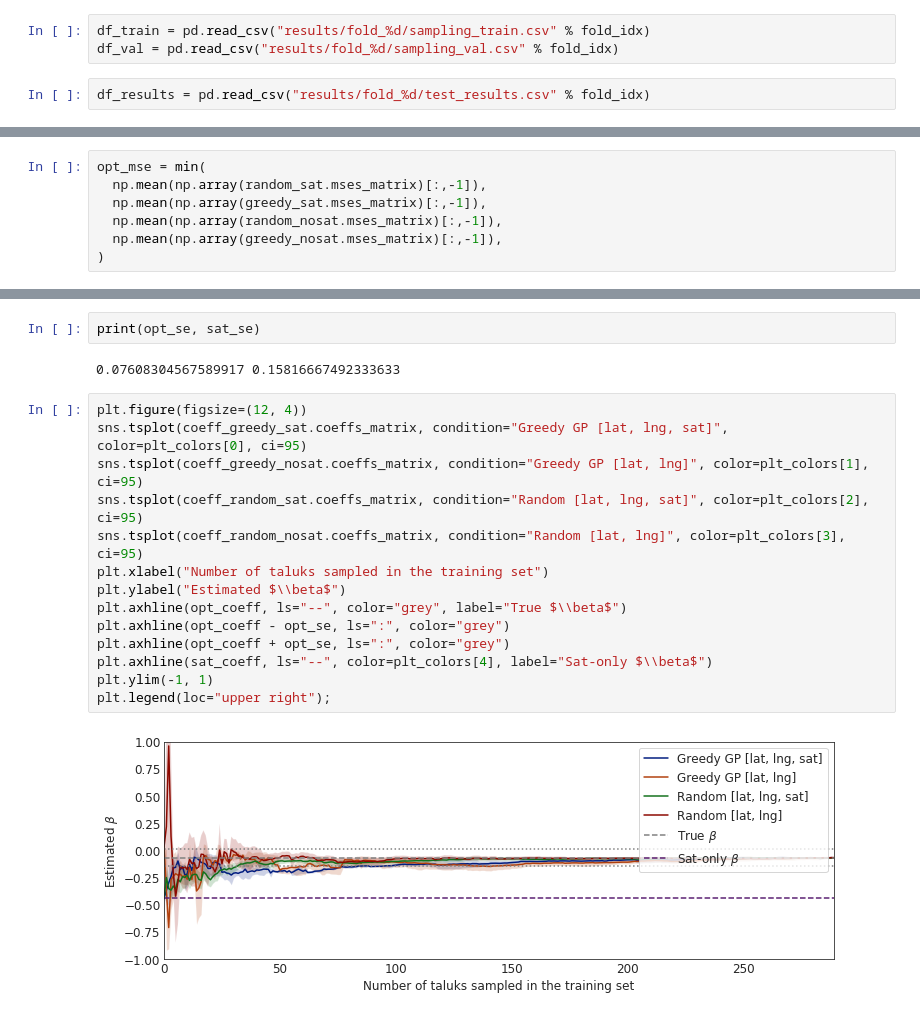
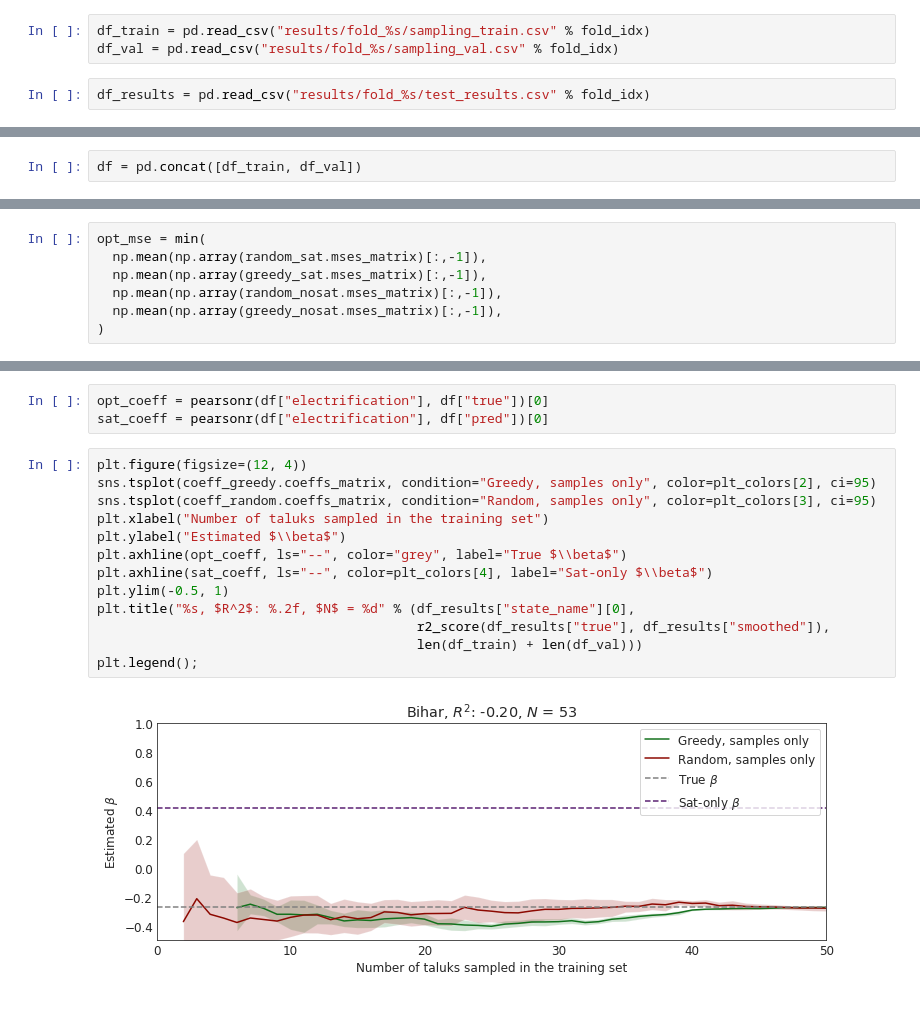
Before and after one commit to chrisyeh96/india-poverty, a Jupyter notebook: evaluation/eval-sampling.ipynb, the cells around one changed output, grey strips where cells are left out. Saved outputs shown, nothing was run; the diff lists cells and outputs as text.

```diff
--- a/evaluation/eval-sampling.ipynb
+++ b/evaluation/eval-sampling.ipynb
@@ -39,6 +42,6 @@ coeff_random_nosat = pickle.load(open("results/fold_%d/coeff_sampling_random_nos
 # %%
-df_train = pd.read_csv("results/fold_%d/sampling_train.csv" % fold_idx)
-df_val = pd.read_csv("results/fold_%d/sampling_val.csv" % fold_idx)
+df_train = pd.read_csv("results/fold_%s/sampling_train.csv" % fold_idx)
+df_val = pd.read_csv("results/fold_%s/sampling_val.csv" % fold_idx)
 # %%
-df_results = pd.read_csv("results/fold_%d/test_results.csv" % fold_idx)
+df_results = pd.read_csv("results/fold_%s/test_results.csv" % fold_idx)
 # %%
@@ -59,0 +55,2 @@ print(len(df_val))
+# %%
+df = pd.concat([df_train, df_val])
@@ -112,20 +119,18 @@ print(opt_coeff, sat_coeff)
-# %%
-print(opt_se, sat_se)
-# %% [output]
-0.07608304567589917 0.15816667492333633
+# %%
+opt_coeff = pearsonr(df["electrification"], df["true"])[0]
+sat_coeff = pearsonr(df["electrification"], df["pred"])[0]
 # %%
 plt.figure(figsize=(12, 4))
-sns.tsplot(coeff_greedy_sat.coeffs_matrix, condition="Greedy GP [lat, lng, sat]", color=plt_colors[0], ci=95)
-sns.tsplot(coeff_greedy_nosat.coeffs_matrix, condition="Greedy GP [lat, lng]", color=plt_colors[1], ci=95)
-sns.tsplot(coeff_random_sat.coeffs_matrix, condition="Random [lat, lng, sat]", color=plt_colors[2], ci=95)
-sns.tsplot(coeff_random_nosat.coeffs_matrix, condition="Random [lat, lng]", color=plt_colors[3], ci=95)
+sns.tsplot(coeff_greedy.coeffs_matrix, condition="Greedy, samples only", color=plt_colors[2], ci=95)
+sns.tsplot(coeff_random.coeffs_matrix, condition="Random, samples only", color=plt_colors[3], ci=95)
 plt.xlabel("Number of taluks sampled in the training set")
 plt.ylabel("Estimated $\\beta$")
 plt.axhline(opt_coeff, ls="--", color="grey", label="True $\\beta$")
-plt.axhline(opt_coeff - opt_se, ls=":", color="grey")
-plt.axhline(opt_coeff + opt_se, ls=":", color="grey")
 plt.axhline(sat_coeff, ls="--", color=plt_colors[4], label="Sat-only $\\beta$")
-plt.ylim(-1, 1)
-plt.legend(loc="upper right");
+plt.ylim(-0.5, 1)
+plt.title("%s, $R^2$: %.2f, $N$ = %d" % (df_results["state_name"][0],
+                                         r2_score(df_results["true"], df_results["smoothed"]),
+                                         len(df_train) + len(df_val)))
+plt.legend();
 # %% [output]
-[figure, old version]
+[figure, new version]
```
Also changed, not shown: parts of 18 cells of this notebook, 5 other files.
